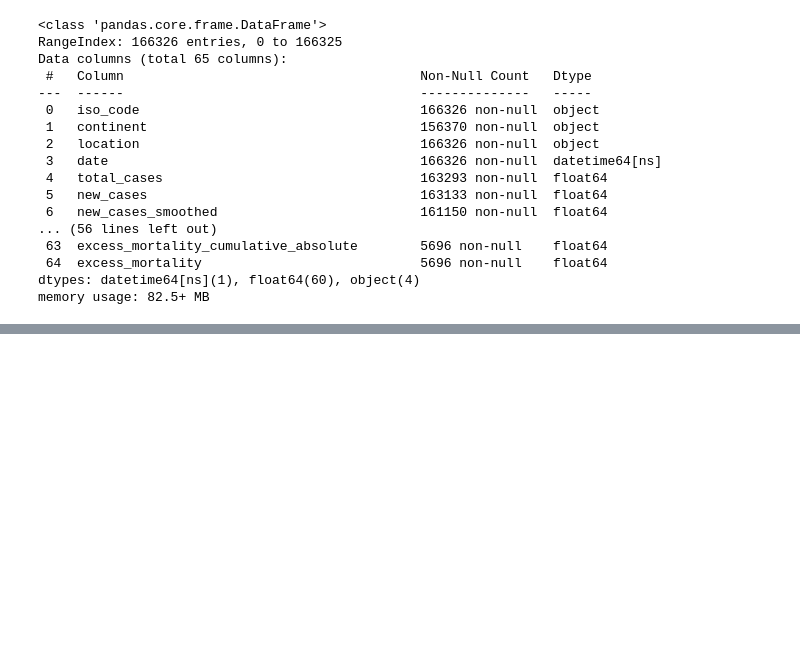
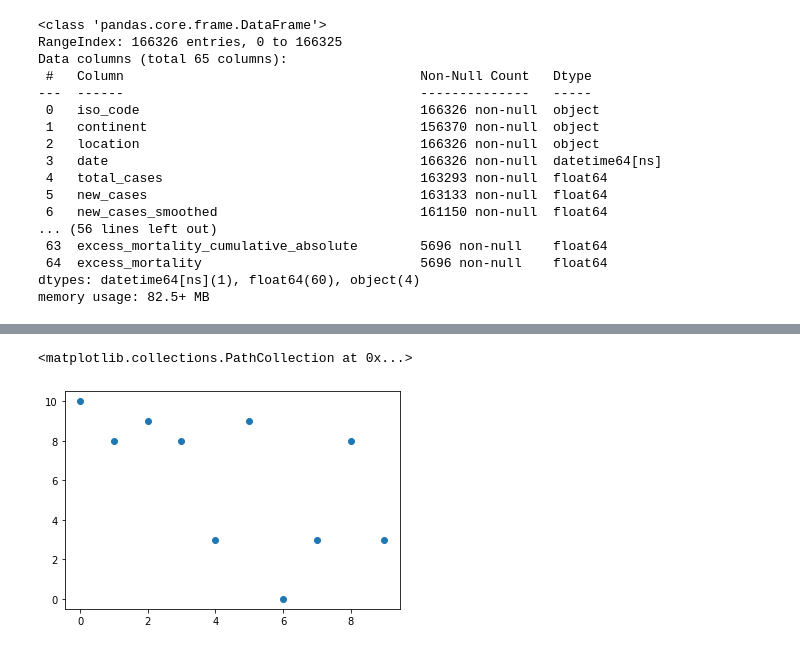
Before and after one commit to AkshaySiddannavar/Data-Science, a Jupyter notebook: Learning Pandas.ipynb, the cells around one changed output, grey strips where cells are left out. Drawn from its saved outputs; the diff is of its cells as text; code cells hidden in the pictures; blank space fills up the shorter version.

```diff
--- a/Learning Pandas.ipynb
+++ b/Learning Pandas.ipynb
@@ -455,0 +502,5 @@ memory usage: 82.5+ MB
+# %%
+plt.scatter(x,y)
+# %% [output]
+<matplotlib.collections.PathCollection at 0x...>
+[figure, added]
```
Also changed, not shown: parts of 10 cells of this notebook.
